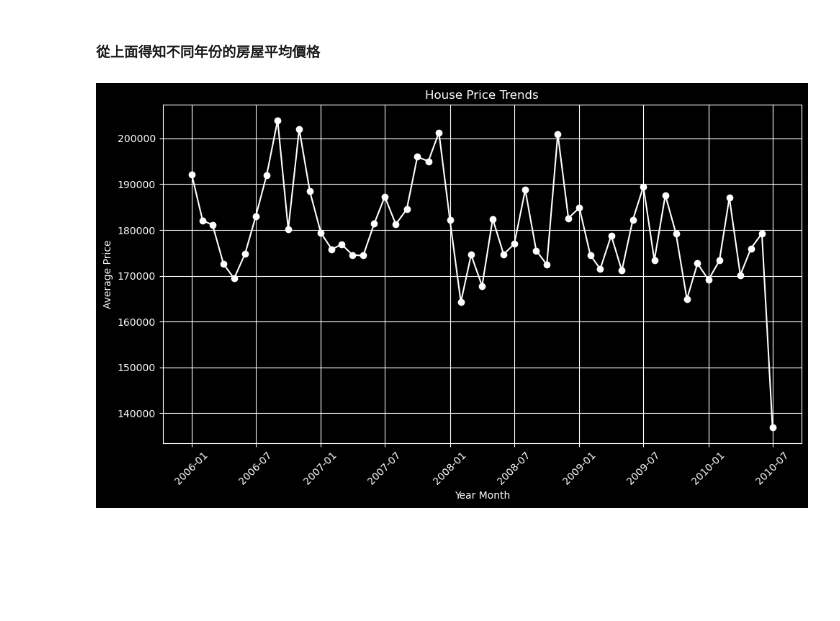
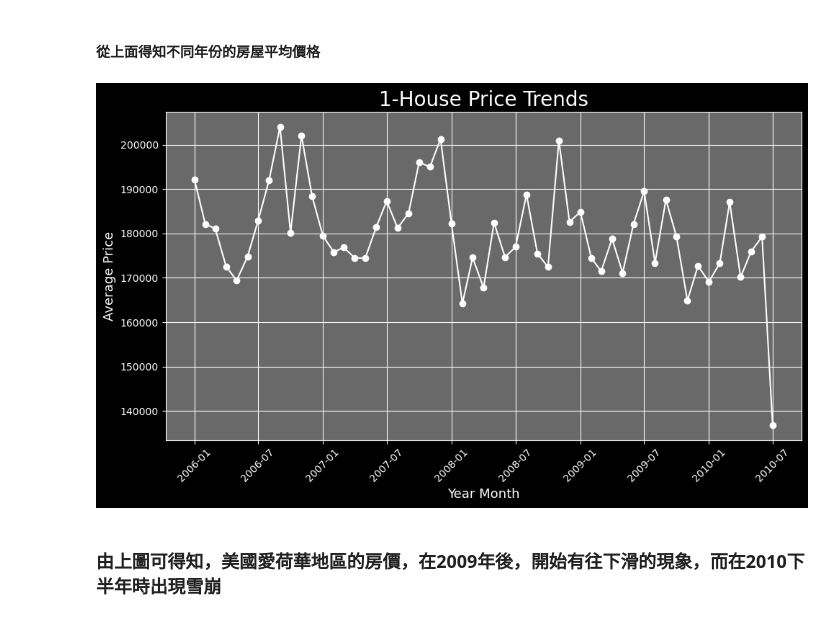
Before and after one commit to Ricky7737/DataAnalysisAndLearning, a Jupyter notebook: Kaggle資料練習/1.HousePricePredict/圖表分析練習/2-HouseMatplotlib.ipynb, the cells around one changed output. Saved outputs shown, nothing was run; the diff lists cells and outputs as text; code cells hidden in the pictures; blank space fills up the shorter version.

```diff
--- a/Kaggle資料練習/1.HousePricePredict/圖表分析練習/2-HouseMatplotlib.ipynb
+++ b/Kaggle資料練習/1.HousePricePredict/圖表分析練習/2-HouseMatplotlib.ipynb
@@ -7,7 +6,7 @@ import datetime
 # %% [markdown]
 ####  建立一個 def 來繪製房價走勢圖
 # %%
-def plot_average_price_trend(data_path):
+def plot_average_price_trend(data_path, save_path):
     data = pd.read_excel(data_path)
     #先將年與月份合併成另一個有年月份的資料欄位
     data['YearMonth'] = pd.to_datetime(data['YrSold'].astype(str) + '-' + data['MoSold'].astype(str))
@@ -17,9 +16,8 @@ def plot_average_price_trend(data_path):
 
     ## 製作折線圖
     # 設定 Matplotlib樣式
-    plt.style.use('dark_background') # 使用深灰色背景
-    plt.figure(figsize=(10, 6))      # 設定圖片大小
-
+    plt.figure(figsize=(10, 6))                 # 設定圖片大小
+    plt.rcParams['axes.facecolor'] = 'dimgray'  # 將繪製區域變成灰色背景
     # 繪製折線圖
     plt.plot(average_price_bydate.index,  # 指定 X 軸數據，即日期
             average_price_bydate.values,  # 指定 Y 軸數據，即平均售價
@@ -27,9 +25,16 @@ def plot_average_price_trend(data_path):
             linestyle = '-',   # 指定折線的樣式， '-' 為實線
             color = 'white')       # 指定折線顏色，這裡使用藍色
 
-    plt.title('House Price Trends', color = 'white')  # 設定標題顏色
-    plt.xlabel('Year Month', color = 'white')      # 設定 x 軸標籤顏色
-    plt.ylabel('Average Price', color = 'white')    # 設定 y 軸標籤顏色
+    plt.title('1-House Price Trends',
+              color = 'white',       # 設定標題顏色
+              size = 20)             # 設定字體大小
+
+    plt.xlabel('Year Month',
+              color = 'white',   # 設定 x 軸標籤顏色
+              size = 13)         # 設定 x 軸字體大小
+    plt.ylabel('Average Price',
+              color = 'white',   # 設定 y 軸標籤顏色
+              size = 13)         # 設定 y 軸字體大小
 
     plt.xticks(rotation=45, color='white')  # 設定 x 軸刻度標籤顏色
     plt.yticks(color='white')               # 設定 y 軸刻度標籤顏色
@@ -43,12 +48,20 @@ def plot_average_price_trend(data_path):
 
     plt.grid(True)
     plt.tight_layout()
+
+    # 保存圖片，並出輸出成 PNG 文件後，指定保存路徑
+    # bbox_inches'tight' 剪裁空白邊緣
+    plt.savefig(save_path, bbox_inches='tight', dpi=300)
+
     plt.show()
 # %% [markdown]
 #### 從上面得知不同年份的房屋平均價格
 # %%
 # 讀入Excel資料
 data_file_path = r'E:/DataLearn/1.House/All_DataSheet.xlsx'
-plot_average_price_trend(data_file_path)
+save_path = r'E:\DataLearn\1.House\GraphAnalysis\1-HousePriceTrends.png'
+plot_average_price_trend(data_file_path, save_path)
 # %% [output]
-[figure, old version]
+[figure, new version]
+# %% [markdown]
+### 由上圖可得知，美國愛荷華地區的房價，在2009年後，開始有往下滑的現象，而在2010下半年時出現雪崩
```
Also changed, not shown: parts of 1 cell of this notebook.
